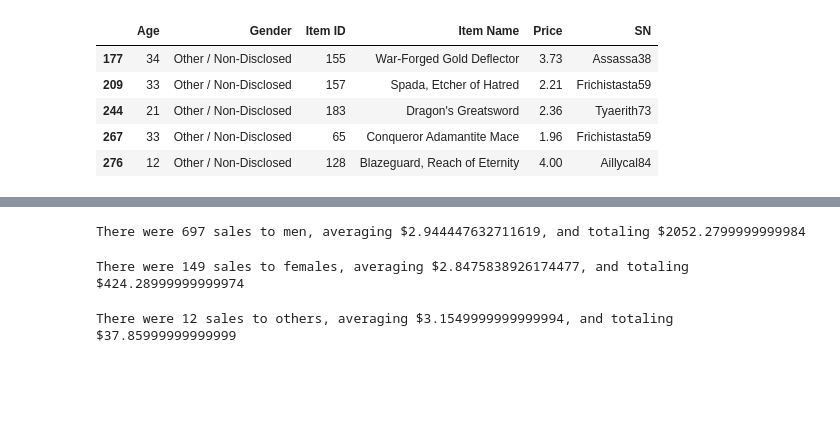
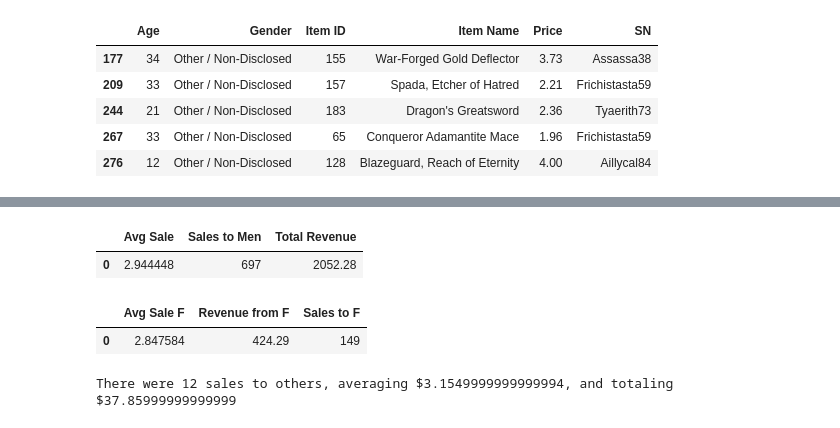
Before and after one commit to mattdukesd/Pymoli, a Jupyter notebook: HeroesOfPymoliCode.ipynb, the cells around one changed output, grey strips where cells are left out. Drawn from its saved outputs; the diff is of its cells as text; code cells hidden in the pictures; blank space fills up the shorter version.

```diff
--- a/HeroesOfPymoliCode.ipynb
+++ b/HeroesOfPymoliCode.ipynb
@@ -108,17 +132,30 @@ There are 612 players, including 498 males (81.37254901960785%), 112 females (18
 # %%
-male_sales = male_df["SN"].count()
-male_sum = male_df["Price"].sum()
-male_avg = male_sum/male_sales
-print("There were {} sales to men, averaging ${}, and totaling ${}".format(male_sales, male_avg, male_sum))
+male_sales = []
+male_sales.append(male_df["SN"].count())
+male_sum = []
+male_sum.append(male_df["Price"].sum())
+male_avg = []
+male_avg.append(male_sum[0]/male_sales[0])
+male_df_df = pd.DataFrame({"Sales to Men":male_sales,"Total Revenue":male_sum,"Avg Sale":male_avg})
+male_df_df
+
+#print("There were {} sales to men, averaging ${}, and totaling ${}".format(male_sales, male_avg, male_sum))
 # %% [output]
-There were 697 sales to men, averaging $2.944447632711619, and totaling $2052.2799999999984
+|  | Avg Sale | Sales to Men | Total Revenue |
+| 0 | 2.944448 | 697 | 2052.28 |
 # %%
-female_sales = female_df["SN"].count()
-female_sum = female_df["Price"].sum()
-female_avg = female_sum/female_sales
-print("There were {} sales to females, averaging ${}, and totaling ${}".format(female_sales, female_avg, female_sum))
+female_sales = []
+female_sales.append(female_df["SN"].count())
+female_sum = []
+female_sum.append(female_df["Price"].sum())
+female_avg = []
+female_avg.append(female_sum[0]/female_sales[0])
+female_new_df = pd.DataFrame({"Sales to F":female_sales,"Revenue from F":female_sum,"Avg Sale F":female_avg})
+female_new_df
+#print("There were {} sales to females, averaging ${}, and totaling ${}".format(female_sales, female_avg, female_sum))
 # %% [output]
-There were 149 sales to females, averaging $2.8475838926174477, and totaling $424.28999999999974
+|  | Avg Sale F | Revenue from F | Sales to F |
+| 0 | 2.847584 | 424.29 | 149 |
 # %%
 other_sales = other_df["SN"].count()
 other_sum = other_df["Price"].sum()
```
Also changed, not shown: parts of 10 cells of this notebook.
